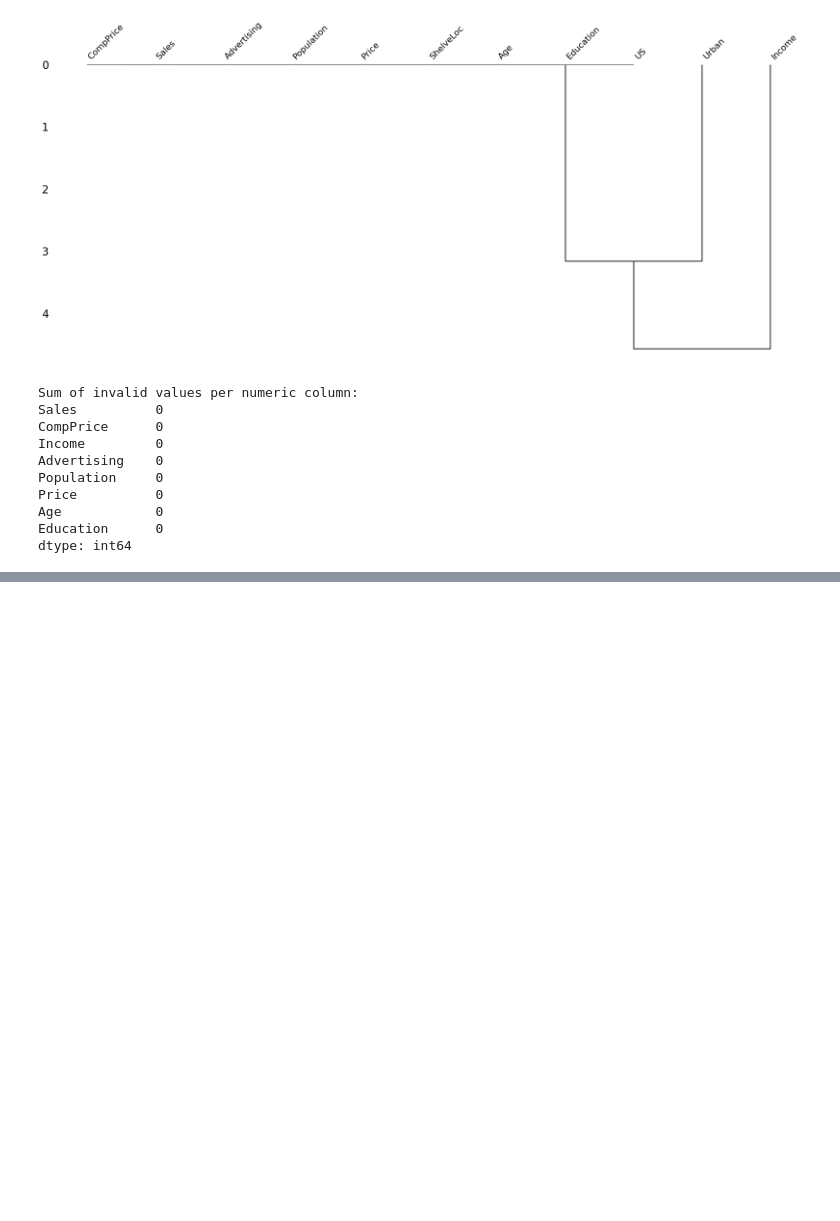
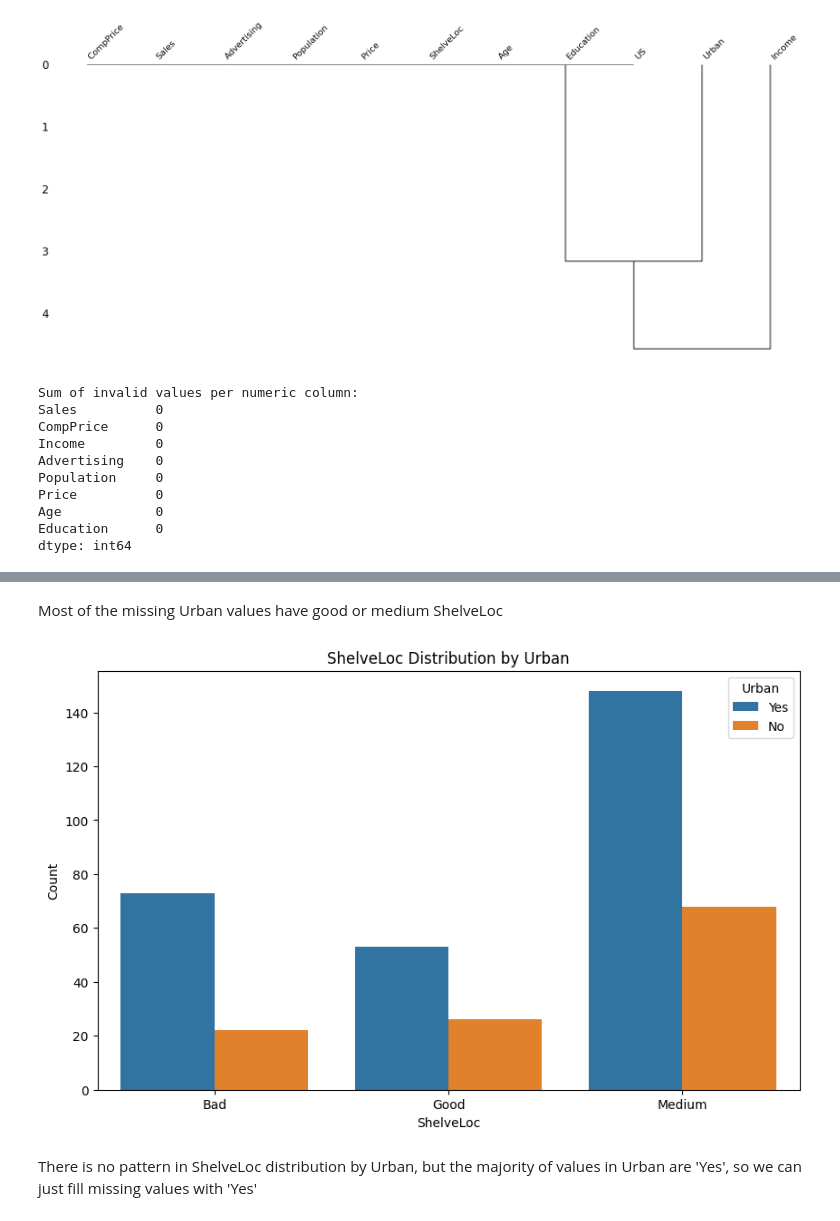
Before and after one commit to OskarPutz/DS, a Jupyter notebook: Exercise 4.ipynb, the cells around one changed output, grey strips where cells are left out. Cells and saved outputs as stored; diff of their text form; code cells hidden in the pictures; blank space fills up the shorter version.

```diff
--- a/Exercise 4.ipynb
+++ b/Exercise 4.ipynb
@@ -677,0 +718,19 @@ dtype: int64
+# %% [markdown]
+Most of the missing Urban values have good or medium ShelveLoc
+# %%
+import seaborn as sns
+
+import matplotlib.pyplot as plt
+
+# Create a bar plot for ShelveLoc distribution divided by Urban
+plt.figure(figsize=(10, 6))
+sns.countplot(data=carseats, x='ShelveLoc', hue='Urban')
+plt.title('ShelveLoc Distribution by Urban')
+plt.xlabel('ShelveLoc')
+plt.ylabel('Count')
+plt.legend(title='Urban')
+plt.show()
+# %% [output]
+[figure, added]
+# %% [markdown]
+There is no pattern in ShelveLoc distribution by Urban, but the majority of values in Urban are 'Yes', so we can just fill missing values with 'Yes'
```
Also changed, not shown: parts of 11 cells of this notebook, 21 other files.
